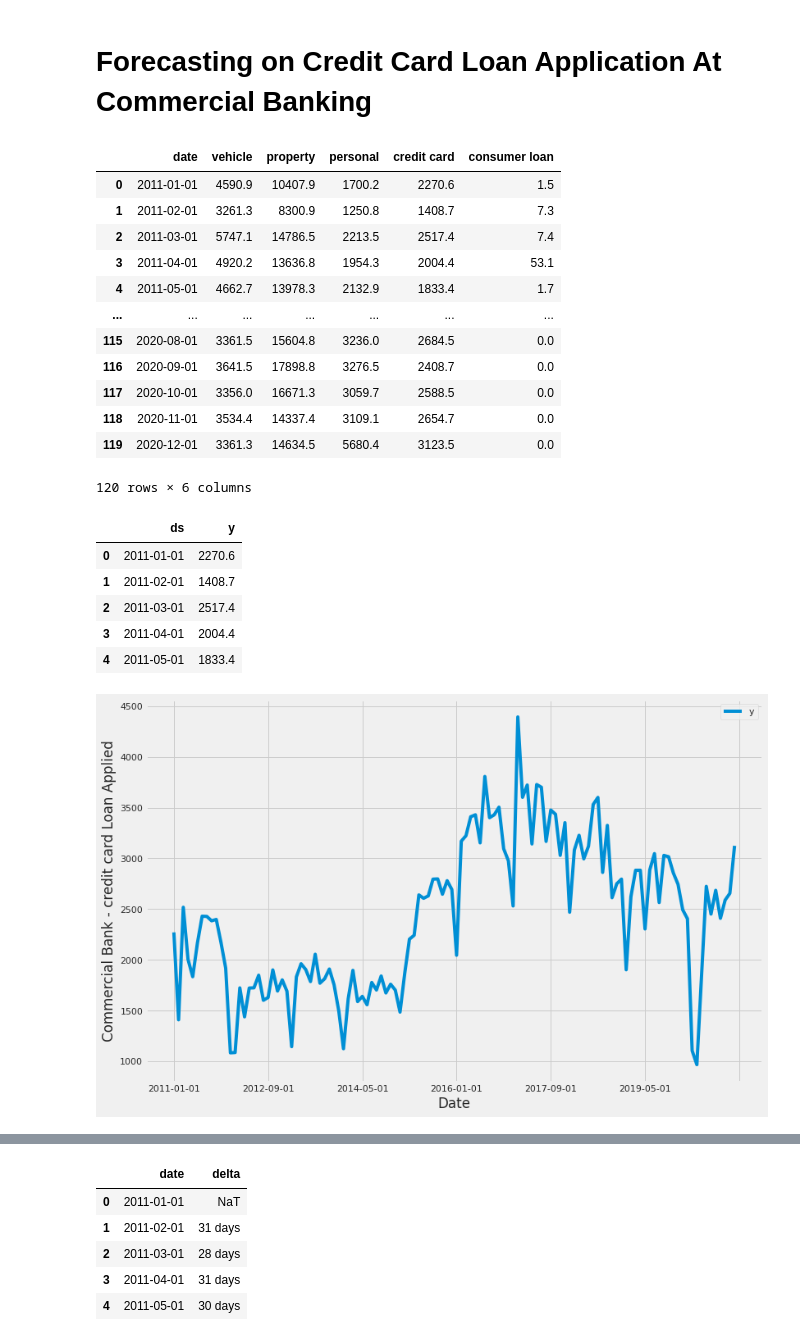
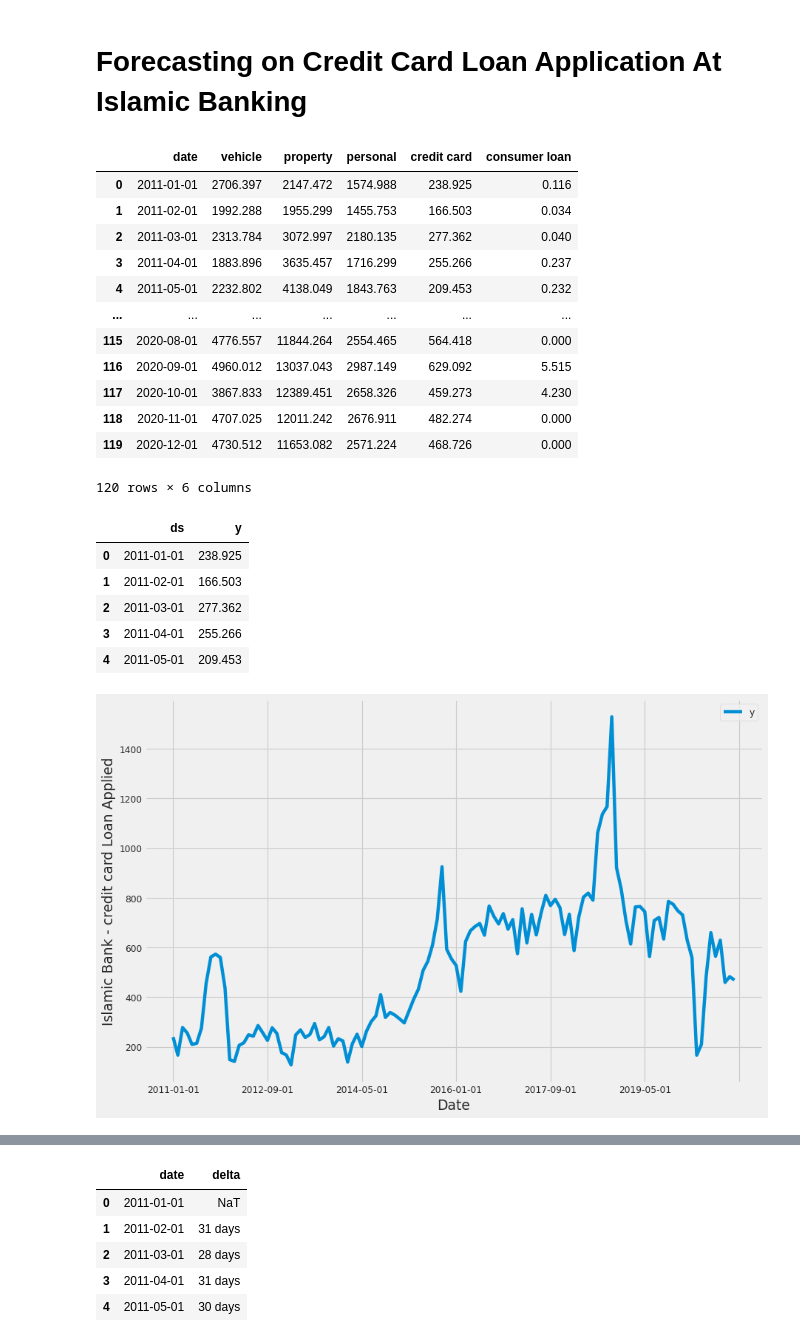
Before and after one commit to matyi101/stats, a Jupyter notebook: Forecasting_on_Credit_Card_Loan_Application_At_Islamic_Banking.ipynb, the cells around one changed output, grey strips where cells are left out. Saved outputs shown, nothing was run; the diff lists cells and outputs as text; code cells hidden in the pictures.

```diff
--- a/Forecasting_on_Credit_Card_Loan_Application_At_Islamic_Banking.ipynb
+++ b/Forecasting_on_Credit_Card_Loan_Application_At_Islamic_Banking.ipynb
@@ -1,7 +1,7 @@
 # %% [markdown]
 <a href="https://colab.research.google.com/github/matyi101/stats/blob/main/Forecasting_on_Credit_Card_Loan_Application_At_Islamic_Banking.ipynb" target="_parent"><img src="https://colab.research.google.com/assets/colab-badge.svg" alt="Open In Colab"/></a>
 # %% [markdown]
-# Forecasting on Credit Card Loan Application At Commercial Banking
+# Forecasting on Credit Card Loan Application At Islamic Banking
 # %%
 #!pip install pystan
 #!pip install fbprophet
@@ -21,22 +21,22 @@ sns.set()
 
 plt.style.use('fivethirtyeight')
 # %%
-url = 'https://raw.githubusercontent.com/matyi101/stats/main/commercial_loan.csv'
+url = 'https://raw.githubusercontent.com/matyi101/stats/main/islamic_loan.csv'
 df = pd.read_csv(url)
 df
 # %% [output]
 |  | date | vehicle | property | personal | credit card | consumer loan |
-| 0 | 2011-01-01 | 4590.9 | 10407.9 | 1700.2 | 2270.6 | 1.5 |
-| 1 | 2011-02-01 | 3261.3 | 8300.9 | 1250.8 | 1408.7 | 7.3 |
-| 2 | 2011-03-01 | 5747.1 | 14786.5 | 2213.5 | 2517.4 | 7.4 |
-| 3 | 2011-04-01 | 4920.2 | 13636.8 | 1954.3 | 2004.4 | 53.1 |
-| 4 | 2011-05-01 | 4662.7 | 13978.3 | 2132.9 | 1833.4 | 1.7 |
+| 0 | 2011-01-01 | 2706.397 | 2147.472 | 1574.988 | 238.925 | 0.116 |
+| 1 | 2011-02-01 | 1992.288 | 1955.299 | 1455.753 | 166.503 | 0.034 |
+| 2 | 2011-03-01 | 2313.784 | 3072.997 | 2180.135 | 277.362 | 0.040 |
+| 3 | 2011-04-01 | 1883.896 | 3635.457 | 1716.299 | 255.266 | 0.237 |
+| 4 | 2011-05-01 | 2232.802 | 4138.049 | 1843.763 | 209.453 | 0.232 |
 | ... | ... | ... | ... | ... | ... | ... |
-| 115 | 2020-08-01 | 3361.5 | 15604.8 | 3236.0 | 2684.5 | 0.0 |
-| 116 | 2020-09-01 | 3641.5 | 17898.8 | 3276.5 | 2408.7 | 0.0 |
-| 117 | 2020-10-01 | 3356.0 | 16671.3 | 3059.7 | 2588.5 | 0.0 |
-| 118 | 2020-11-01 | 3534.4 | 14337.4 | 3109.1 | 2654.7 | 0.0 |
-| 119 | 2020-12-01 | 3361.3 | 14634.5 | 5680.4 | 3123.5 | 0.0 |
+| 115 | 2020-08-01 | 4776.557 | 11844.264 | 2554.465 | 564.418 | 0.000 |
+| 116 | 2020-09-01 | 4960.012 | 13037.043 | 2987.149 | 629.092 | 5.515 |
+| 117 | 2020-10-01 | 3867.833 | 12389.451 | 2658.326 | 459.273 | 4.230 |
+| 118 | 2020-11-01 | 4707.025 | 12011.242 | 2676.911 | 482.274 | 0.000 |
+| 119 | 2020-12-01 | 4730.512 | 11653.082 | 2571.224 | 468.726 | 0.000 |
 120 rows × 6 columns
 # %%
 df = df[["date","credit card"]]
@@ -45,19 +45,19 @@ df = df.rename(columns = {"date":"ds","credit card":"y"})
 df.head(5)
 # %% [output]
 |  | ds | y |
-| 0 | 2011-01-01 | 2270.6 |
-| 1 | 2011-02-01 | 1408.7 |
-| 2 | 2011-03-01 | 2517.4 |
-| 3 | 2011-04-01 | 2004.4 |
-| 4 | 2011-05-01 | 1833.4 |
+| 0 | 2011-01-01 | 238.925 |
+| 1 | 2011-02-01 | 166.503 |
+| 2 | 2011-03-01 | 277.362 |
+| 3 | 2011-04-01 | 255.266 |
+| 4 | 2011-05-01 | 209.453 |
 # %%
 ax = df.set_index('ds').plot(figsize=(12, 8))
-ax.set_ylabel('Commercial Bank - credit card Loan Applied')
+ax.set_ylabel('Islamic Bank - credit card Loan Applied')
 ax.set_xlabel('Date')
 
 plt.show()
 # %% [output]
-[figure, old version]
+[figure, new version]
 # %%
 # set the uncertainty interval to 95% (the Prophet default is 80%)
 my_model = Prophet(interval_width=0.95)
```
Also changed, not shown: parts of 19 cells of this notebook.
